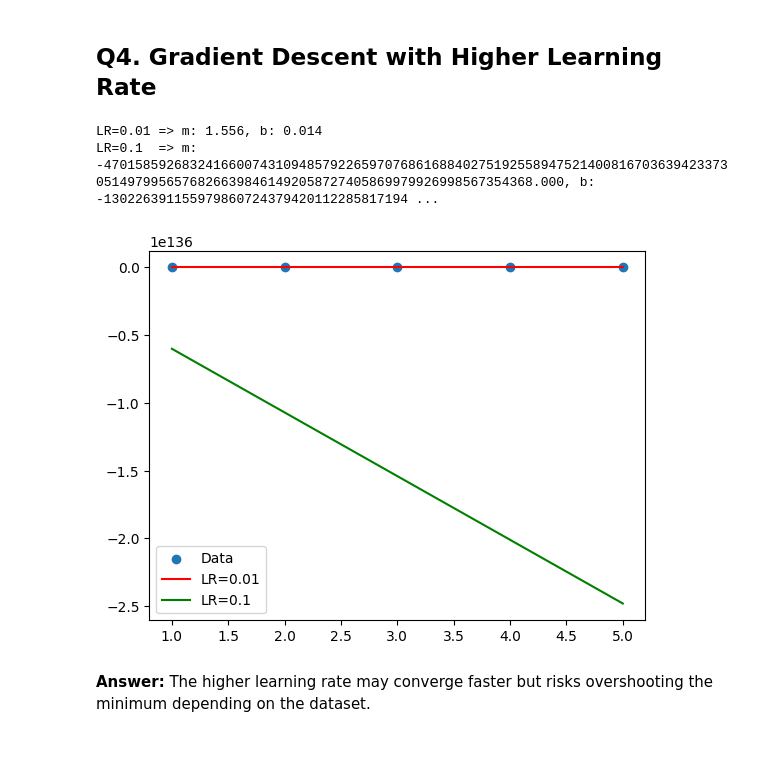
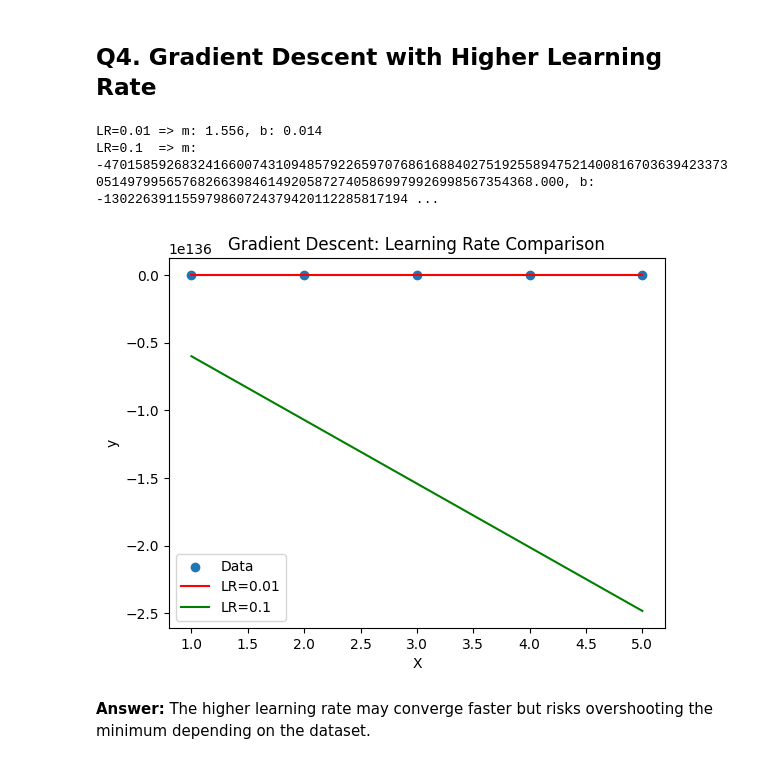
Before and after one commit to MKY01/applied-mathematics-ml-course, a Jupyter notebook: Section3_Solution4.ipynb, the cells around one changed output. Cells and saved outputs as stored; diff of their text form; code cells hidden in the pictures.

```diff
--- a/Section3_Solution4.ipynb
+++ b/Section3_Solution4.ipynb
@@ -52,33 +59,36 @@ y = np.array([1.5, 3.7, 4.1, 5.9, 8.2])
 def gradient_descent(alpha):
     m, b = 0.0, 0.0
     epochs = 1000
     n = len(X)
     for _ in range(epochs):
         y_pred = m*X + b
         dm = (-2/n) * np.sum(X * (y - y_pred))
         db = (-2/n) * np.sum(y - y_pred)
         m -= alpha * dm
         b -= alpha * db
     return m, b
 
 # Original learning rate
 m1, b1 = gradient_descent(0.01)
 
 # Higher learning rate
 m2, b2 = gradient_descent(0.1)
 
 print(f"LR=0.01 => m: {m1:.3f}, b: {b1:.3f}")
 print(f"LR=0.1  => m: {m2:.3f}, b: {b2:.3f}")
 
 # Plot comparison
 plt.scatter(X, y, label="Data")
 plt.plot(X, m1*X + b1, label="LR=0.01", color='red')
 plt.plot(X, m2*X + b2, label="LR=0.1", color='green')
 plt.legend()
+plt.title("Gradient Descent: Learning Rate Comparison")
+plt.xlabel("X")
+plt.ylabel("y")
 plt.show()
 # %% [output]
 LR=0.01 => m: 1.556, b: 0.014
 LR=0.1  => m: -4701585926832416600743109485792265970768616884027519255894752140081670363942337305149799565768266398461492058727405869979926998567354368.000, b: -130226391155979860724379420112285817194 ...
-[figure, old version]
+[figure, new version]
 # %% [markdown]
 **Answer:** The higher learning rate may converge faster but risks overshooting the minimum depending on the dataset.
```
Also changed, not shown: parts of 2 cells of this notebook, 3 other files.
